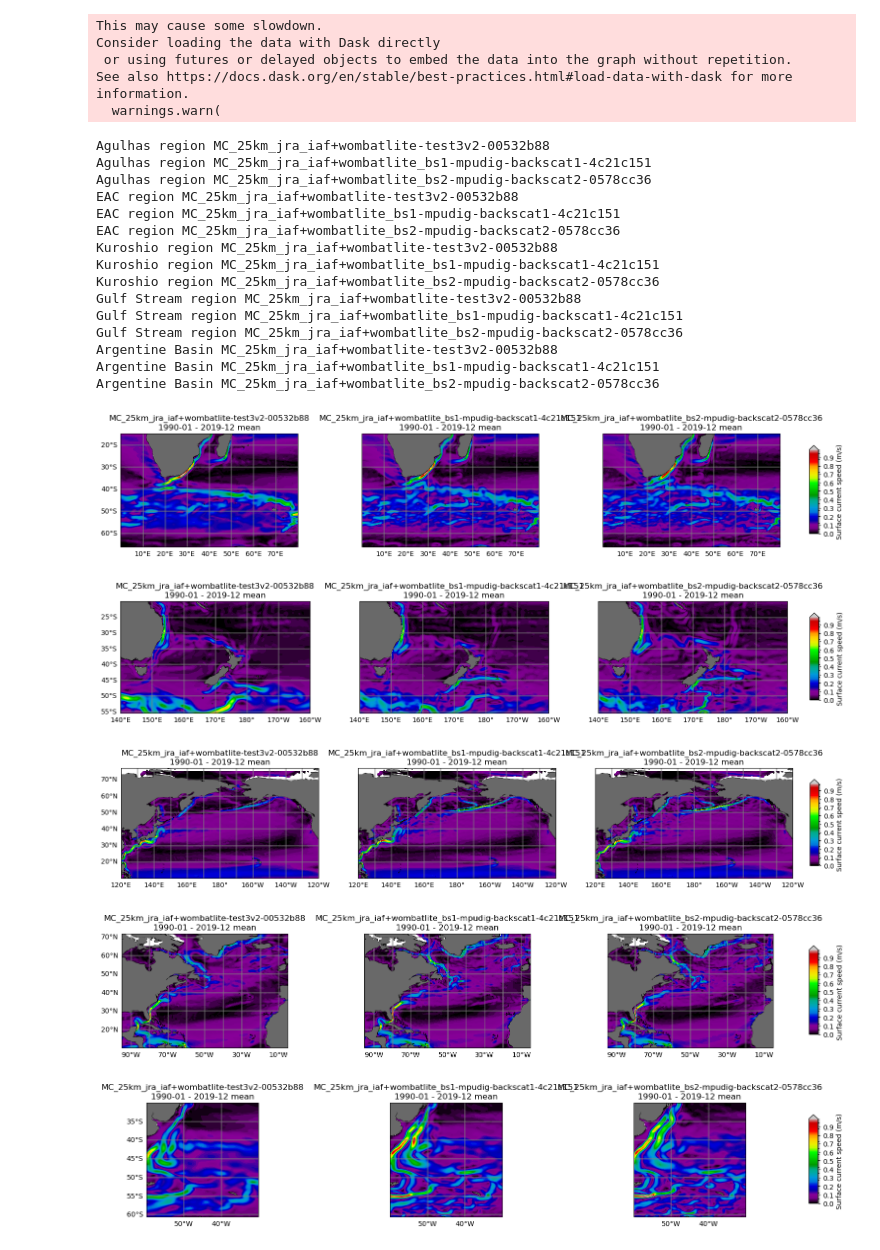
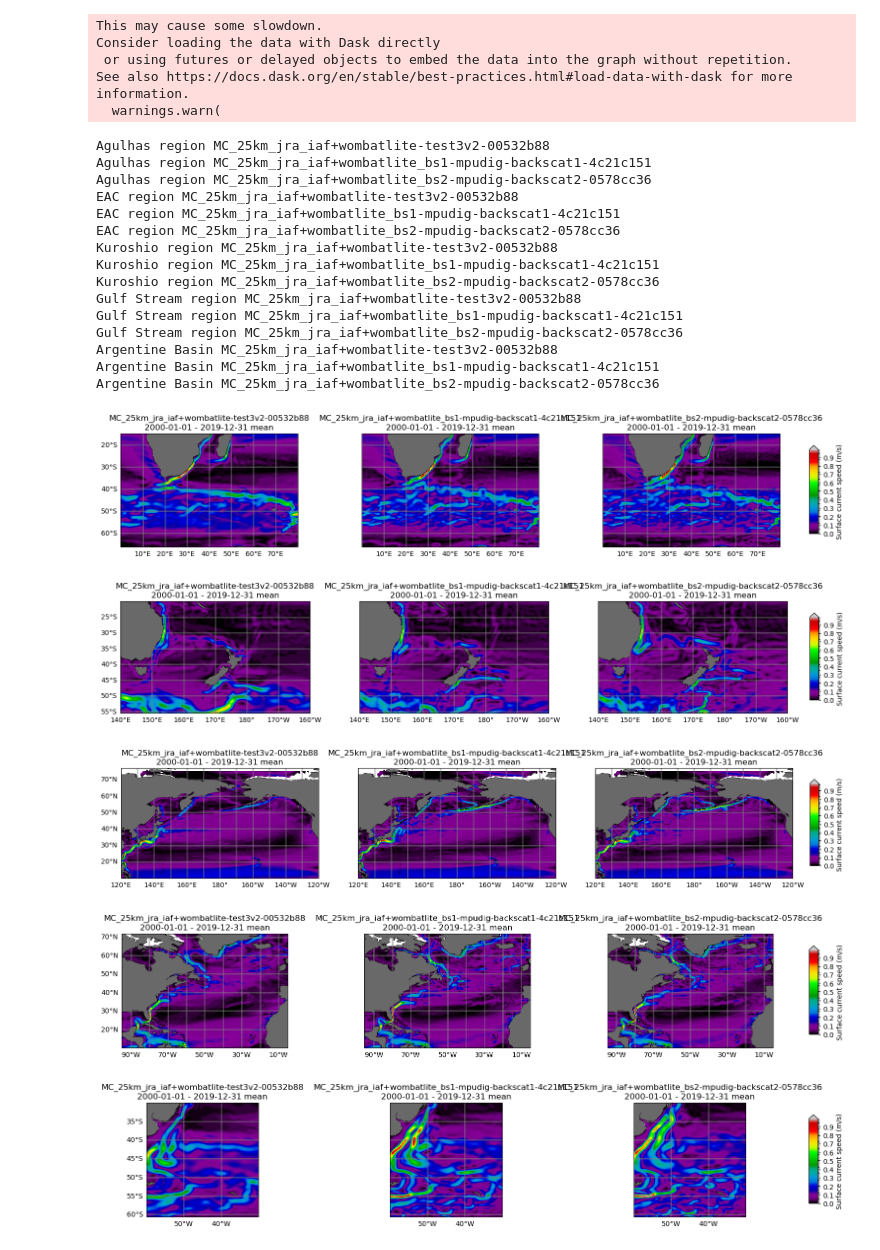
Before and after one commit to mpudig/access-om3-analysis, a Jupyter notebook: Currents_streamfunction_variability.ipynb, the cells around one changed output. Saved outputs shown, nothing was run; the diff lists cells and outputs as text; code cells hidden in the pictures.

Commit message:
Plot update.

```diff
--- a/Currents_streamfunction_variability.ipynb
+++ b/Currents_streamfunction_variability.ipynb
@@ -103,12 +103,8 @@ raw = {
 }
 
 # common time range
-datastop  = np.min([raw['uo'][e].time.values[-1] for e in raw['uo']])
-datastart = np.max([raw['uo'][e].time.values[0] for e in raw['uo']])
-nyears = 30
-datastart = np.max([datastart, cftime.datetime(cftime.to_tuple(datastop)[0]-nyears+1, 1, 1, calendar=datastop.calendar)])
-datestart = cftime.datetime(cftime.to_tuple(datastart)[0], 1, 1, calendar=datastop.calendar)
-datestop  = cftime.datetime(cftime.to_tuple(datastop)[0], 12, 31, 23, 59, 59, calendar=datastop.calendar)
+datestart = '2000-01-01'
+datestop = '2019-12-31'
 timeslice = slice(datestart, datestop)
 
 # depths before time averaging
@@ -257,40 +253,40 @@ for region, bounds in regions.items():
         d = da.sel(z_l = depth, method='nearest').sel(xq=xslice, yq=yslice)  # already in memory — instant
         p1 = d.plot.contourf(cmap=cmp, levels=clev1, add_colorbar=False, extend='max', transform=ccrs.PlateCarree())
         p1.cmap.set_over(color=cmp(255), alpha=None)
-        plt.title(f"{expt}\n{datestart.strftime('%Y-%m')} - {datestop.strftime('%Y-%m')} mean")
+        plt.title(f"{expt}\n{datestart} - {datestop} mean")
         gl = ax.gridlines(crs=ccrs.PlateCarree(), draw_labels=True, linewidth=2, color='gray', alpha=0.5, linestyle='-')
         gl.top_labels = False
         gl.right_labels = False
         if i > 1:
             gl.left_labels = False
         gl.xlocator = mticker.FixedLocator(np.arange(-270, 180, 10))
         ax.add_feature(cft.LAND, facecolor='dimgray', zorder=2)
         ax.coastlines(resolution="50m")
         ax.set_extent(bounds.values())
     ax1 = plt.axes([0.92, 0.2, 0.01, 0.6])
     cb = plt.colorbar(p1, cax=ax1, orientation='vertical', pad=.05)
     cb.ax.set_ylabel('Surface current speed (m/s)')
 # %% [output]
 Agulhas region MC_25km_jra_iaf+wombatlite-test3v2-00532b88
 Agulhas region MC_25km_jra_iaf+wombatlite_bs1-mpudig-backscat1-4c21c151
 Agulhas region MC_25km_jra_iaf+wombatlite_bs2-mpudig-backscat2-0578cc36
 EAC region MC_25km_jra_iaf+wombatlite-test3v2-00532b88
 EAC region MC_25km_jra_iaf+wombatlite_bs1-mpudig-backscat1-4c21c151
 EAC region MC_25km_jra_iaf+wombatlite_bs2-mpudig-backscat2-0578cc36
 Kuroshio region MC_25km_jra_iaf+wombatlite-test3v2-00532b88
 Kuroshio region MC_25km_jra_iaf+wombatlite_bs1-mpudig-backscat1-4c21c151
 Kuroshio region MC_25km_jra_iaf+wombatlite_bs2-mpudig-backscat2-0578cc36
 Gulf Stream region MC_25km_jra_iaf+wombatlite-test3v2-00532b88
 Gulf Stream region MC_25km_jra_iaf+wombatlite_bs1-mpudig-backscat1-4c21c151
 Gulf Stream region MC_25km_jra_iaf+wombatlite_bs2-mpudig-backscat2-0578cc36
 Argentine Basin MC_25km_jra_iaf+wombatlite-test3v2-00532b88
 Argentine Basin MC_25km_jra_iaf+wombatlite_bs1-mpudig-backscat1-4c21c151
 Argentine Basin MC_25km_jra_iaf+wombatlite_bs2-mpudig-backscat2-0578cc36
-[figure, old version]
+[figure, new version]
-[figure, old version]
+[figure, new version]
-[figure, old version]
+[figure, new version]
-[figure, old version]
+[figure, new version]
-[figure, old version]
+[figure, new version]
 # %%
 depth = 1000.
 
```
Also changed, not shown: parts of 2 cells of this notebook.
